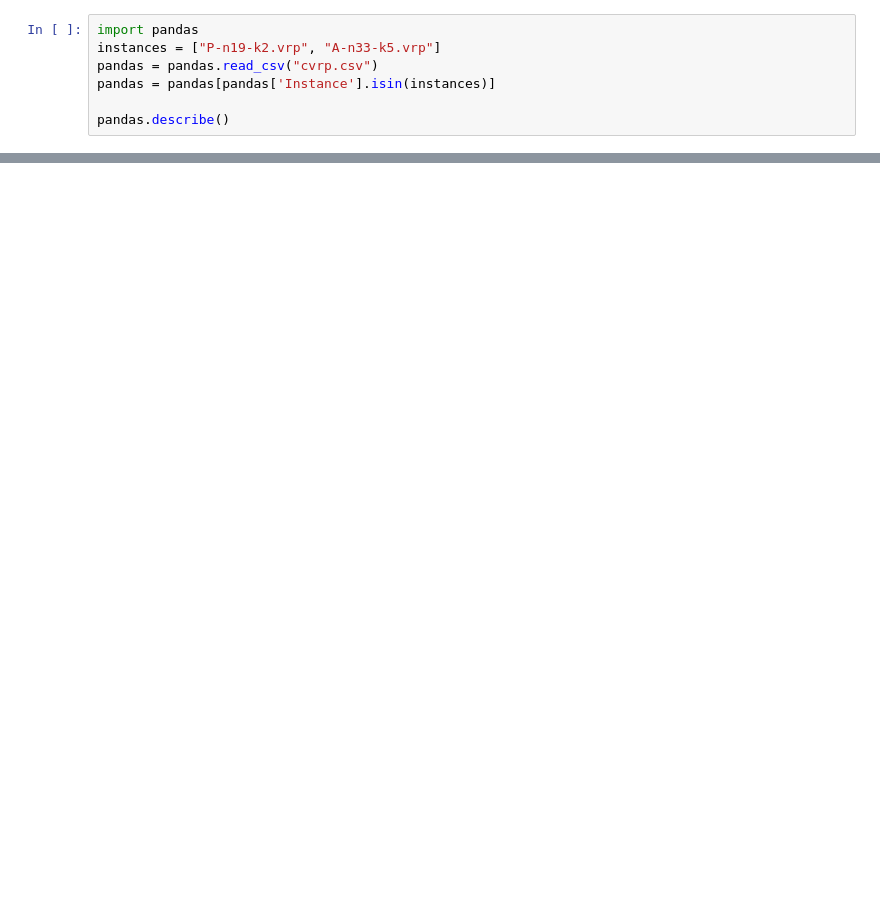
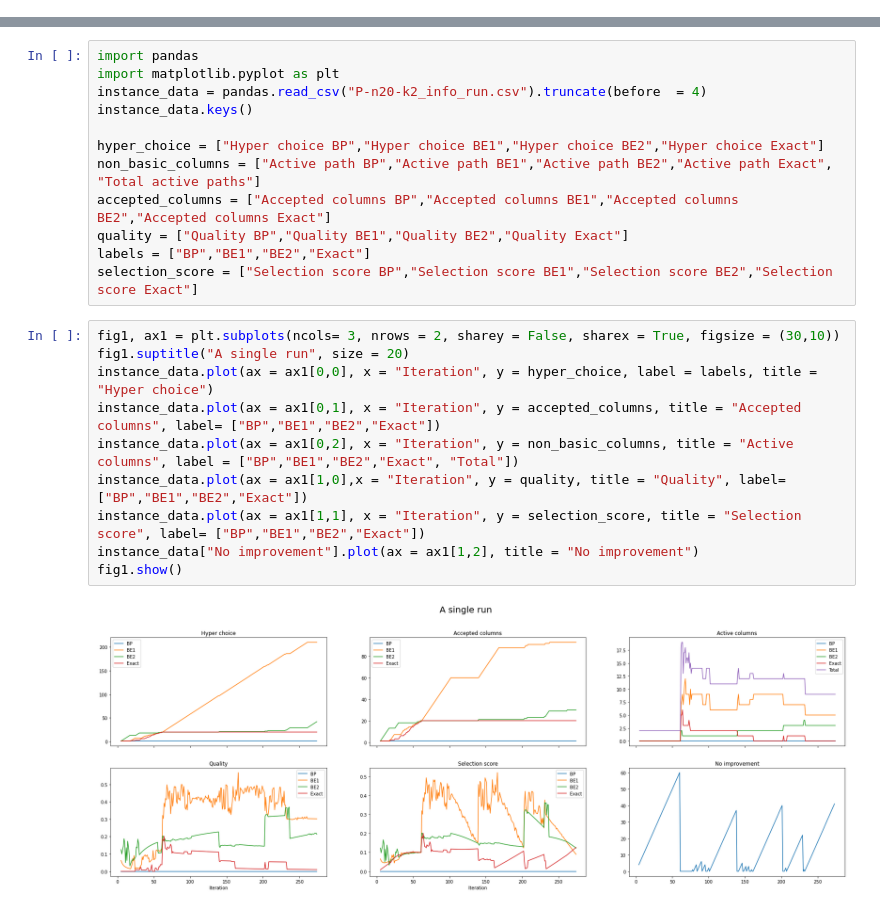
Before and after one commit to Kuifje02/vrpy, a Jupyter notebook: benchmarks/notebooks/hyper_heuristic_comparison.ipynb, the cells around one changed output, grey strips where cells are left out. Drawn from its saved outputs; the diff is of its cells as text; blank space fills up the shorter version.

```diff
--- a/benchmarks/notebooks/hyper_heuristic_comparison.ipynb
+++ b/benchmarks/notebooks/hyper_heuristic_comparison.ipynb
@@ -10,7 +0,0 @@
-# %%
-import pandas
-instances = ["P-n19-k2.vrp", "A-n33-k5.vrp"]
-pandas = pandas.read_csv("cvrp.csv")
-pandas = pandas[pandas['Instance'].isin(instances)]
-
-pandas.describe()
@@ -28,0 +5,24 @@ pandas["Instance"].item()
+# %%
+import pandas
+import matplotlib.pyplot as plt
+instance_data = pandas.read_csv("P-n20-k2_info_run.csv").truncate(before  = 4)
+instance_data.keys()
+
+hyper_choice = ["Hyper choice BP","Hyper choice BE1","Hyper choice BE2","Hyper choice Exact"]
+non_basic_columns = ["Active path BP","Active path BE1","Active path BE2","Active path Exact", "Total active paths"]
+accepted_columns = ["Accepted columns BP","Accepted columns BE1","Accepted columns BE2","Accepted columns Exact"]
+quality = ["Quality BP","Quality BE1","Quality BE2","Quality Exact"]
+labels = ["BP","BE1","BE2","Exact"]
+selection_score = ["Selection score BP","Selection score BE1","Selection score BE2","Selection score Exact"]
+# %%
+fig1, ax1 = plt.subplots(ncols= 3, nrows = 2, sharey = False, sharex = True, figsize = (30,10))
+fig1.suptitle("A single run", size = 20)
+instance_data.plot(ax = ax1[0,0], x = "Iteration", y = hyper_choice, label = labels, title = "Hyper choice")
+instance_data.plot(ax = ax1[0,1], x = "Iteration", y = accepted_columns, title = "Accepted columns", label= ["BP","BE1","BE2","Exact"])
+instance_data.plot(ax = ax1[0,2], x = "Iteration", y = non_basic_columns, title = "Active columns", label = ["BP","BE1","BE2","Exact", "Total"])
+instance_data.plot(ax = ax1[1,0],x = "Iteration", y = quality, title = "Quality", label= ["BP","BE1","BE2","Exact"])
+instance_data.plot(ax = ax1[1,1], x = "Iteration", y = selection_score, title = "Selection score", label= ["BP","BE1","BE2","Exact"])
+instance_data["No improvement"].plot(ax = ax1[1,2], title = "No improvement")
+fig1.show()
+# %% [output]
+[figure, added]
```
Also changed, not shown: parts of 22 cells of this notebook.
